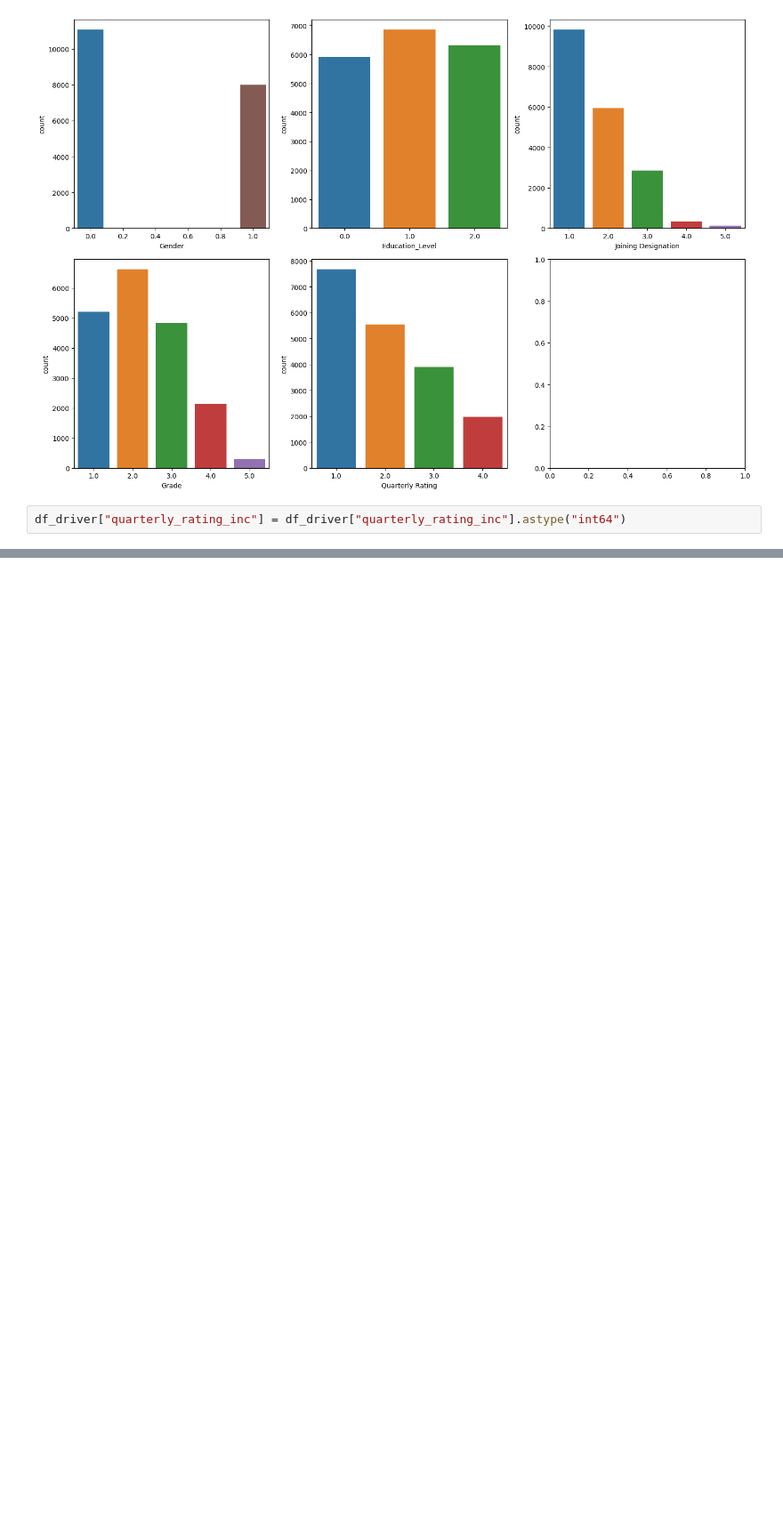
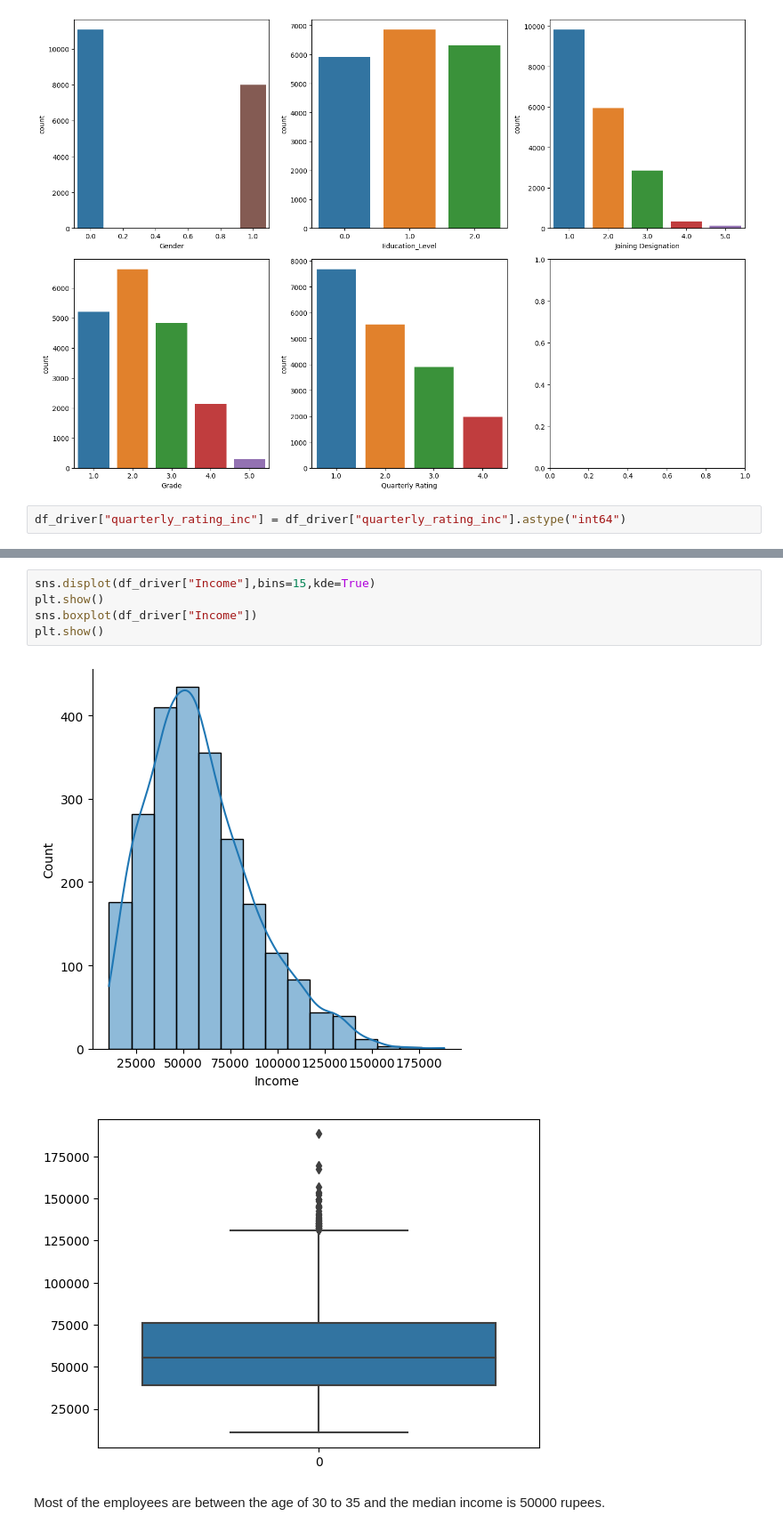
Before and after one commit to mahikshith/AWS-EC2-deployment-of-Ola-driver-churn-prediction-using-ensemble-learning, a Jupyter notebook: Ola_ensemble_mykee.ipynb, the cells around one changed output, grey strips where cells are left out. Shown: that part at 89% size. Saved outputs shown, nothing was run; the diff lists cells and outputs as text; blank space fills up the shorter version.

```diff
--- a/Ola_ensemble_mykee.ipynb
+++ b/Ola_ensemble_mykee.ipynb
@@ -446,0 +457,11 @@ plt.bar()
+# %%
+sns.displot(df_driver["Income"],bins=15,kde=True)
+plt.show()
+sns.boxplot(df_driver["Income"])
+plt.show()
+# %% [output]
+[figure, added]
+[figure, added]
+# %% [markdown]
+Most of the employees are between the age of 30 to 35
+and the median income is 50000 rupees.
```
Also changed, not shown: parts of 30 cells of this notebook.
